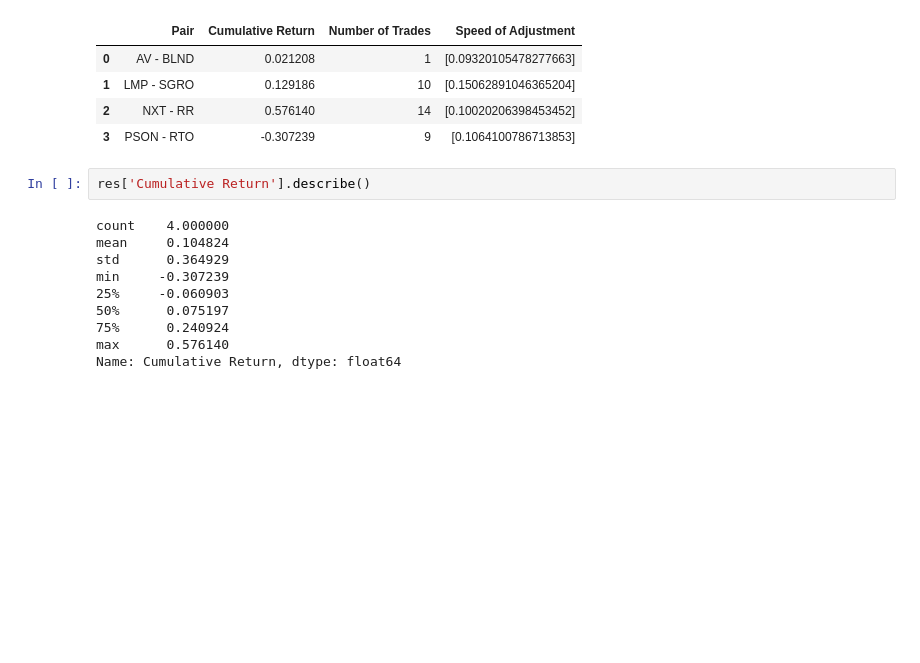
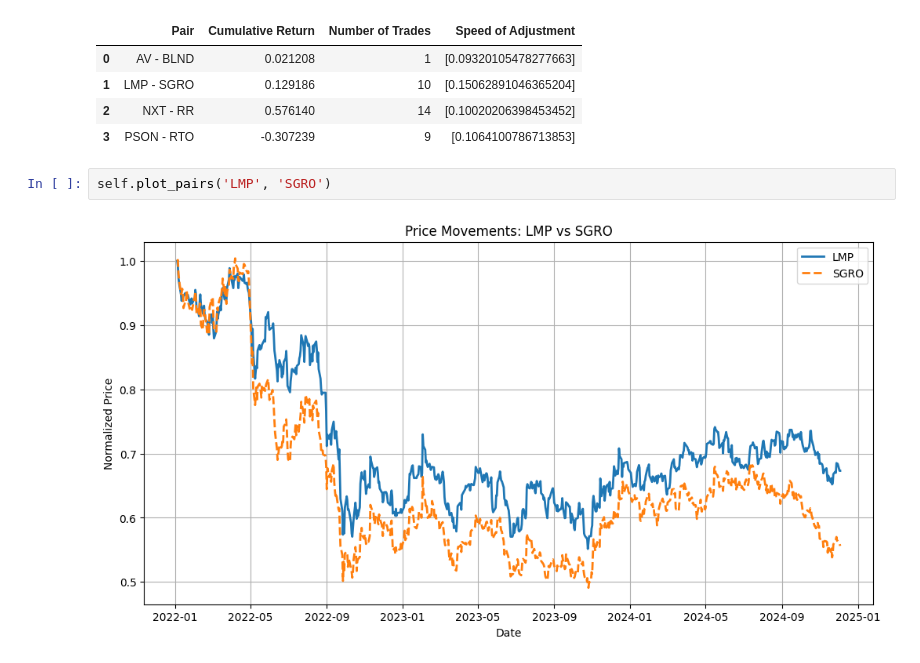
Before and after one commit to GeorgeBresnahan/Learning-Python-for-Quantitative-Finance, a Jupyter notebook: Pairs_Trading.ipynb, the cells around one changed output. Cells and saved outputs as stored; diff of their text form; blank space fills up the shorter version.

```diff
--- a/Pairs_Trading.ipynb
+++ b/Pairs_Trading.ipynb
@@ -468,15 +484,7 @@ res
 | 1 | LMP - SGRO | 0.129186 | 10 | [0.15062891046365204] |
 | 2 | NXT - RR | 0.576140 | 14 | [0.10020206398453452] |
 | 3 | PSON - RTO | -0.307239 | 9 | [0.1064100786713853] |
-# %%
-res['Cumulative Return'].describe()
-# %% [output]
-count    4.000000
-mean     0.104824
-std      0.364929
-min     -0.307239
-25%     -0.060903
-50%      0.075197
-75%      0.240924
-max      0.576140
-Name: Cumulative Return, dtype: float64
+# %%
+self.plot_pairs('LMP', 'SGRO')
+# %% [output]
+[figure, added]
```
Also changed, not shown: parts of 1 cell of this notebook.
